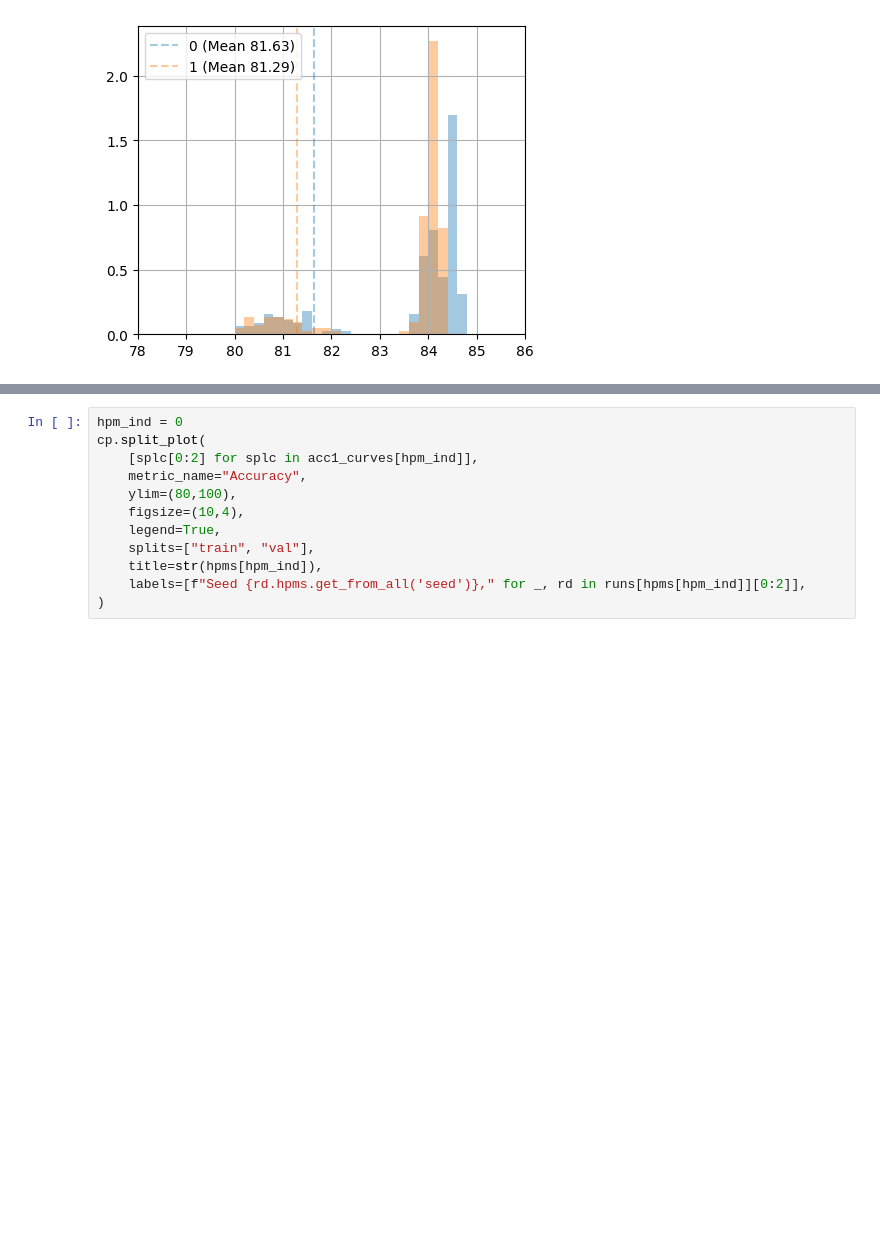
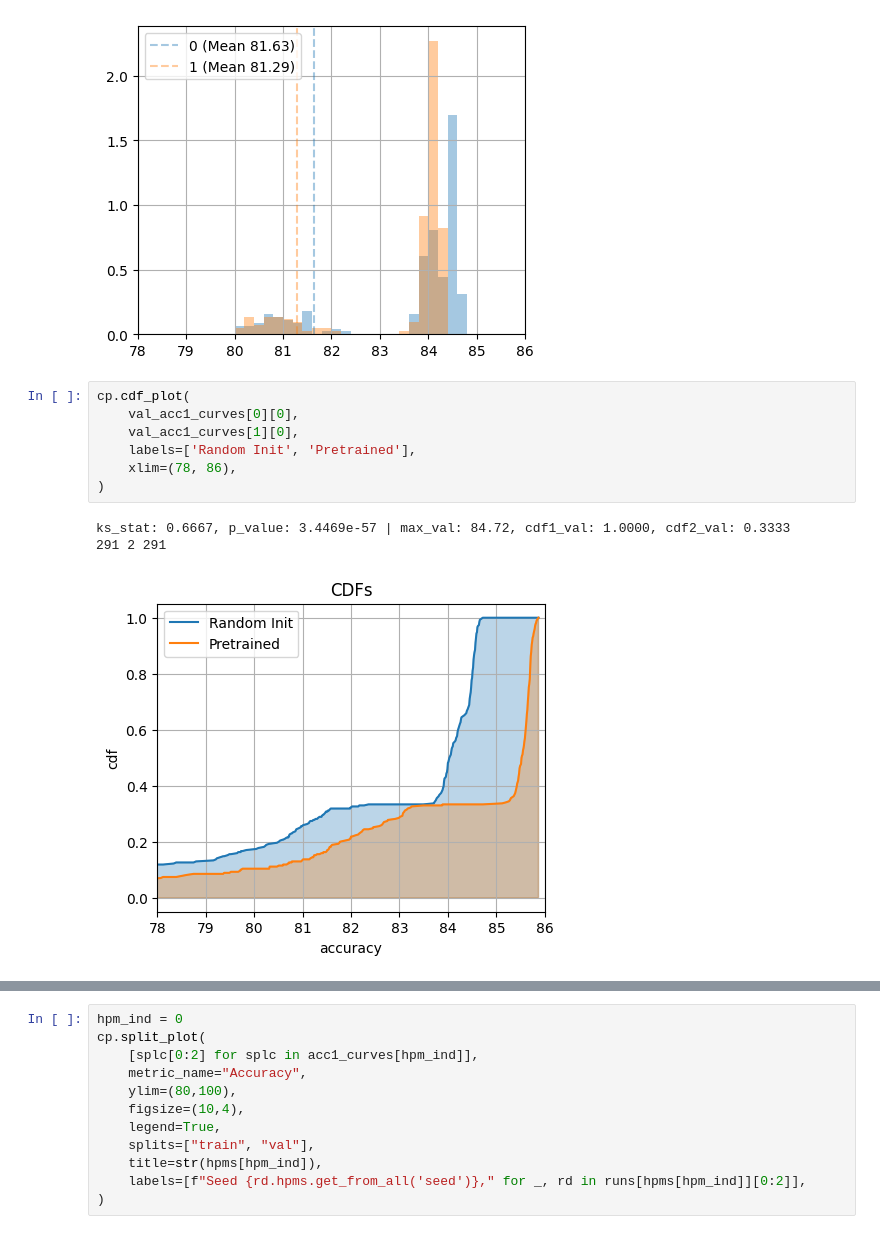
Before and after one commit to drothermel/dr_gen, a Jupyter notebook: notebooks/plot_util_examples.ipynb, the cells around one changed output, grey strips where cells are left out. Cells and saved outputs as stored; diff of their text form; blank space fills up the shorter version.

Commit message:
added ks stats and combo ks stat and hist

```diff
--- a/notebooks/plot_util_examples.ipynb
+++ b/notebooks/plot_util_examples.ipynb
@@ -180,3 +180,14 @@ cp.histogram_plot(
 )
 # %% [output]
 [figure]
+# %%
+cp.cdf_plot(
+    val_acc1_curves[0][0],
+    val_acc1_curves[1][0],
+    labels=['Random Init', 'Pretrained'],
+    xlim=(78, 86),
+)
+# %% [output]
+ks_stat: 0.6667, p_value: 3.4469e-57 | max_val: 84.72, cdf1_val: 1.0000, cdf2_val: 0.3333
+291 2 291
+[figure, added]
```
Also changed, not shown: parts of 3 cells of this notebook, 2 other files.
